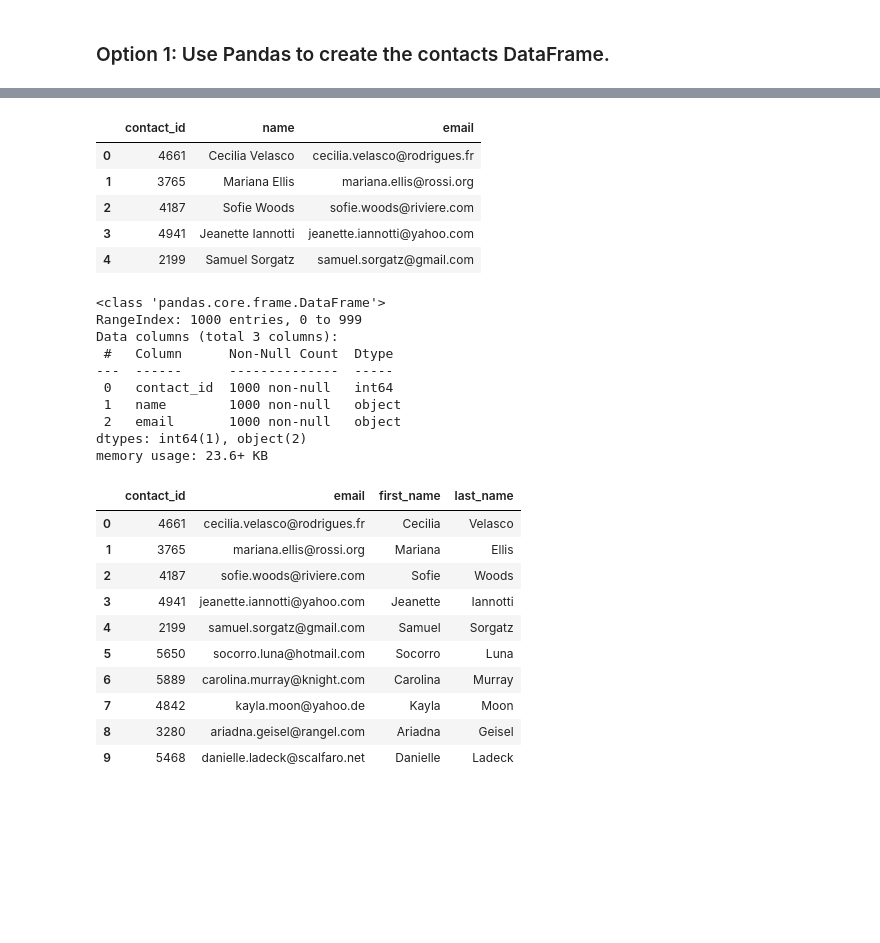
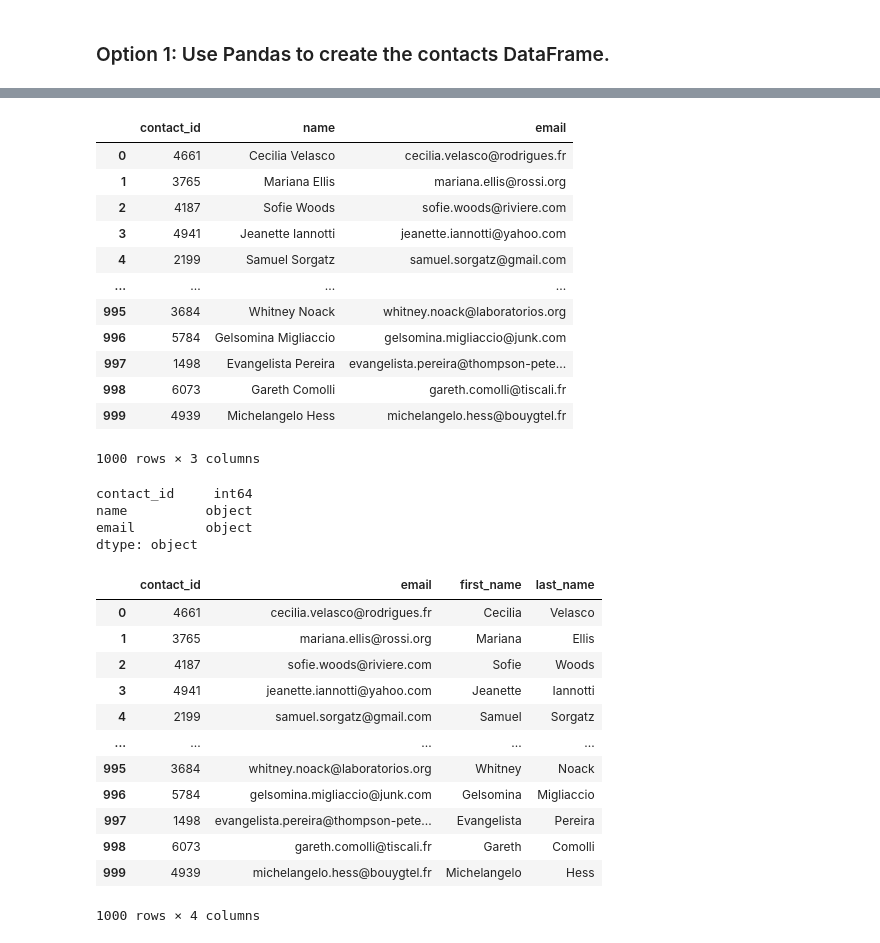
Before and after one commit to vmendez2000/Crowdfunding_ETL, a Jupyter notebook: ETL_Mini_Project_VMendez_HMiles.ipynb, the cells around one changed output, grey strips where cells are left out. Cells and saved outputs as stored; diff of their text form; code cells hidden in the pictures; blank space fills up the shorter version.

Commit message:
revised contacts df and csv

```diff
--- a/ETL_Mini_Project_VMendez_HMiles.ipynb
+++ b/ETL_Mini_Project_VMendez_HMiles.ipynb
@@ -298,0 +284,37 @@ print(dict_values)
+# %%
+# Iterate through the contact_info_df and convert each row to a dictionary.
+import json
+
+# Initialize lists to hold the values names
+dict_values = []
+column_names = contact_info_df.columns.tolist()
+
+# Iterate through the DataFrame
+for i, row in contact_info_df.iterrows():
+    data = row[0]  # Assuming the first column contains JSON strings
+
+    # Check if the data is not empty
+    # Xpert Learning Assistant suggestion
+    if data.strip():  # Check for non-empty string
+        try:
+            # Convert each row to a Python dictionary
+            converted_data = json.loads(data)
+
+            # Use a list comprehension to get the values for each row
+            row_values = [v for k, v in converted_data.items()]
+
+            # Append the list values to the values list
+            dict_values.append(row_values)
+
+        except json.JSONDecodeError as e:
+            print(f"JSON decoding error at row {i}: {e}")
+
+    else:
+        print(f"Empty data at row {i}")
+        continue  # Skip this iteration if the data is empty
+
+
+# Print the list of values for each row
+print(column_names)
+print()
+print(dict_values)
@@ -299,6 +326,10 @@ print(dict_values)
 # %%
 # Create a contact_info DataFrame and add each list of values, i.e., each row
 # to the 'contact_id', 'name', 'email' columns.
+contact_info_df = pd.DataFrame(dict_values)
+
+new_contact_info_df = contact_info_df.rename(columns={0:'contact_id', 1: 'name', 2: 'email'})
+new_contact_info_df
 # %% [output]
 |  | contact_id | name | email |
 | 0 | 4661 | Cecilia Velasco | cecilia.velasco@rodrigues.fr |
@@ -306,33 +337,39 @@ print(dict_values)
 | 2 | 4187 | Sofie Woods | sofie.woods@riviere.com |
 | 3 | 4941 | Jeanette Iannotti | jeanette.iannotti@yahoo.com |
 | 4 | 2199 | Samuel Sorgatz | samuel.sorgatz@gmail.com |
+| ... | ... | ... | ... |
+| 995 | 3684 | Whitney Noack | whitney.noack@laboratorios.org |
+| 996 | 5784 | Gelsomina Migliaccio | gelsomina.migliaccio@junk.com |
+| 997 | 1498 | Evangelista Pereira | evangelista.pereira@thompson-pete... |
+| 998 | 6073 | Gareth Comolli | gareth.comolli@tiscali.fr |
+| 999 | 4939 | Michelangelo Hess | michelangelo.hess@bouygtel.fr |
+1000 rows × 3 columns
 # %%
 # Check the datatypes.
+new_contact_info_df.dtypes
 # %% [output]
-<class 'pandas.core.frame.DataFrame'>
-RangeIndex: 1000 entries, 0 to 999
-Data columns (total 3 columns):
- #   Column      Non-Null Count  Dtype
----  ------      --------------  -----
- 0   contact_id  1000 non-null   int64
- 1   name        1000 non-null   object
- 2   email       1000 non-null   object
-dtypes: int64(1), object(2)
-memory usage: 23.6+ KB
+contact_id     int64
+name          object
+email         object
+dtype: object
 # %%
 # Create a "first"name" and "last_name" column with the first and last names from the "name" column.
-
+contacts_df_clean = new_contact_info_df.copy()
+contacts_df_clean[['first_name', 'last_name']] = contacts_df_clean['name'].str.split(' ', expand=True)
 
 # Drop the contact_name column
+contacts_df_clean = contacts_df_clean.drop(columns = ['name'])
 # %% [output]
 |  | contact_id | email | first_name | last_name |
 | 0 | 4661 | cecilia.velasco@rodrigues.fr | Cecilia | Velasco |
 | 1 | 3765 | mariana.ellis@rossi.org | Mariana | Ellis |
 | 2 | 4187 | sofie.woods@riviere.com | Sofie | Woods |
 | 3 | 4941 | jeanette.iannotti@yahoo.com | Jeanette | Iannotti |
 | 4 | 2199 | samuel.sorgatz@gmail.com | Samuel | Sorgatz |
-| 5 | 5650 | socorro.luna@hotmail.com | Socorro | Luna |
-| 6 | 5889 | carolina.murray@knight.com | Carolina | Murray |
-| 7 | 4842 | kayla.moon@yahoo.de | Kayla | Moon |
-| 8 | 3280 | ariadna.geisel@rangel.com | Ariadna | Geisel |
-| 9 | 5468 | danielle.ladeck@scalfaro.net | Danielle | Ladeck |
+| ... | ... | ... | ... | ... |
+| 995 | 3684 | whitney.noack@laboratorios.org | Whitney | Noack |
+| 996 | 5784 | gelsomina.migliaccio@junk.com | Gelsomina | Migliaccio |
+| 997 | 1498 | evangelista.pereira@thompson-pete... | Evangelista | Pereira |
+| 998 | 6073 | gareth.comolli@tiscali.fr | Gareth | Comolli |
+| 999 | 4939 | michelangelo.hess@bouygtel.fr | Michelangelo | Hess |
+1000 rows × 4 columns
```
Also changed, not shown: parts of 24 cells of this notebook, 1 other file.
